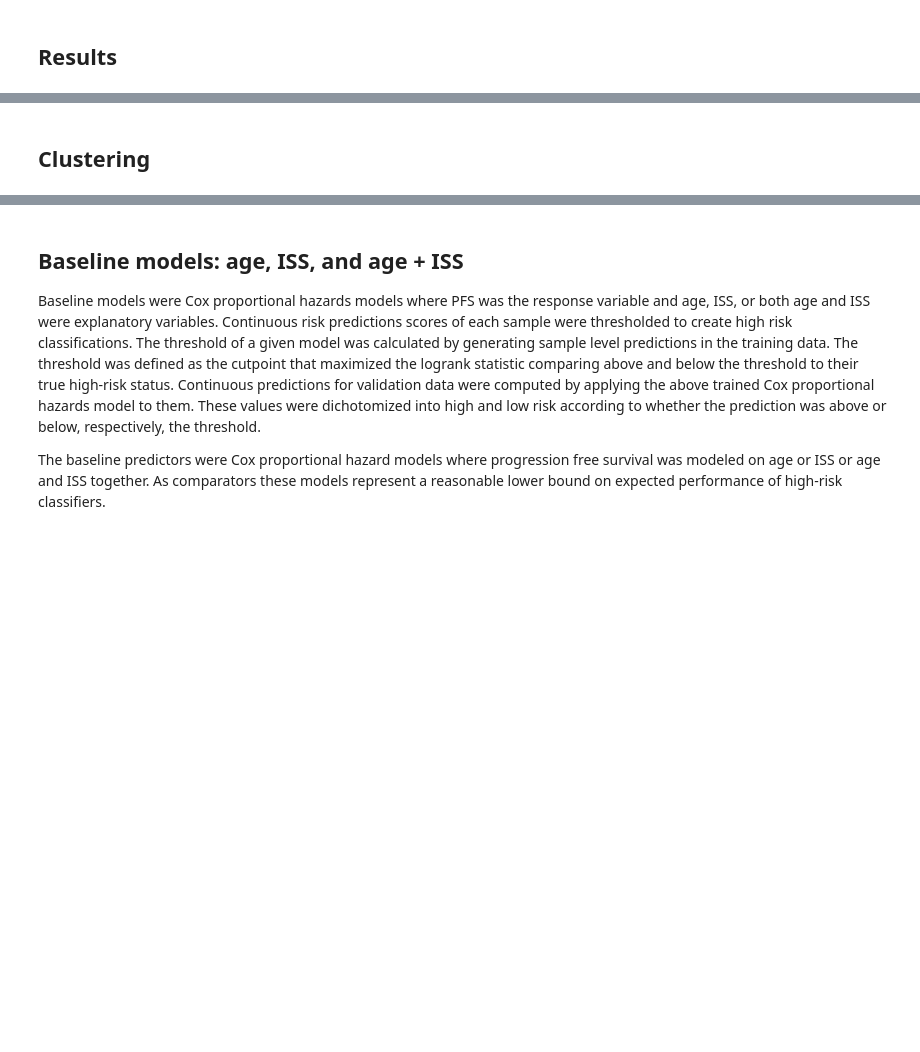
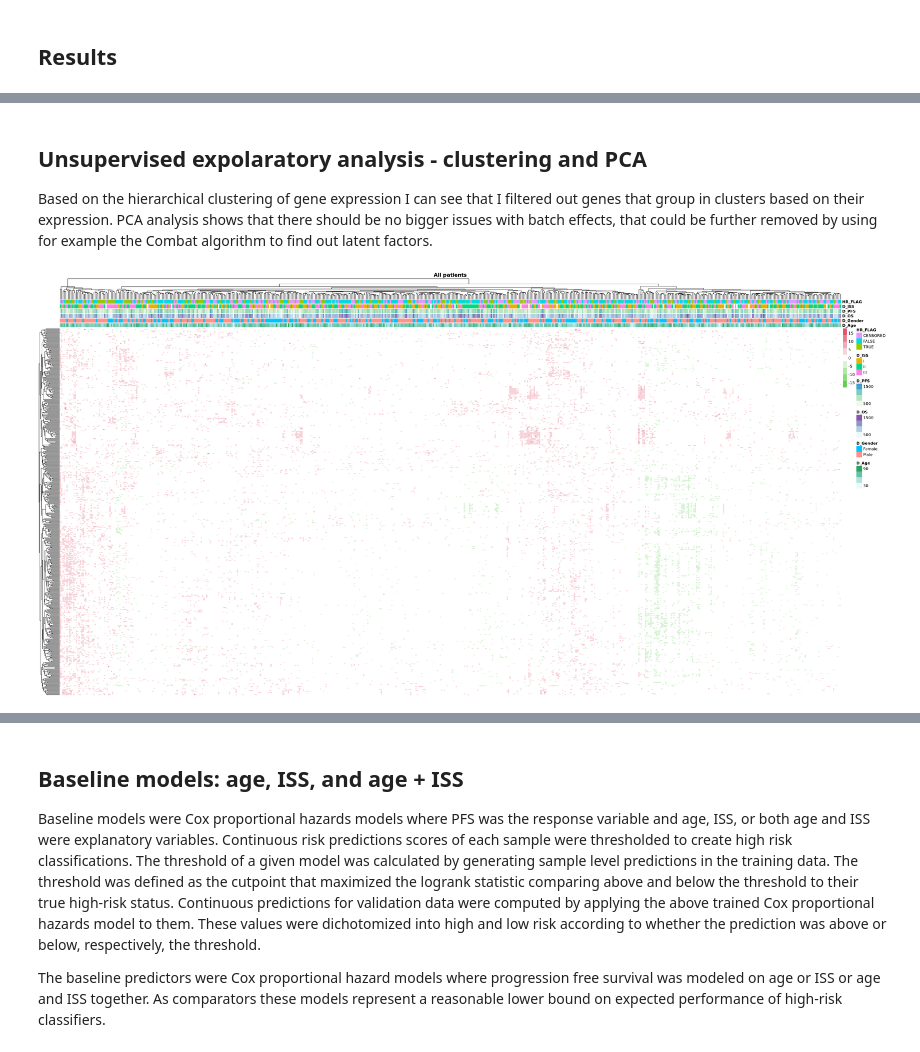
Before and after one commit to katwre/owkin, a Jupyter notebook: Multiple_Myeloma_data_challenge.ipynb, the cells around one changed output, grey strips where cells are left out. Drawn from its saved outputs; the diff is of its cells as text; code cells hidden in the pictures; blank space fills up the shorter version.

```diff
--- a/Multiple_Myeloma_data_challenge.ipynb
+++ b/Multiple_Myeloma_data_challenge.ipynb
@@ -249,77 +205,36 @@ boxplot(nzv_gexp[,1:50],outline=FALSE,col="cornflowerblue")
 # %% [markdown]
-Clustering
+Unsupervised expolaratory analysis - clustering and PCA
 ---------------------
+
+Based on the hierarchical clustering of gene expression I can see that I filtered out genes that group in clusters based on their expression. PCA analysis shows that there should be no bigger issues with batch effects, that could be further removed by using for example the Combat algorithm to find out latent factors.
 # %%
-# Let’s select the top 1000 most variable genes among the samples.
-options(repr.plot.width=20, repr.plot.height=10)
+#compute the variance of each gene across samples
+V <- apply(gexpn, 1, var)
 
-
-library(pheatmap)
-
-#compute the variance of each gene across samples
-V <- apply(nzv_gexp, 1, var)
-#sort the results by variance in decreasing order
-#and select the top 100 genes
-selectedGenes <- names(V[order(V, decreasing = T)][1:1000])
-
-
-#Now we can quickly produce a heatmap where samples and genes are clustered.
-#library(pheatmap)
-#pheatmap(nzv_gexp[selectedGenes,], scale = 'row', show_rownames = FALSE)
-
+#sort the results by variance in decreasing order and select the top 100 genes
+selectedGenes <- names(V[order(V, decreasing = T)][1:500])
 
 annot_sel_col <- c("D_Age",
                    "D_Gender",
                    "D_OS",
                    "D_PFS",
                    "D_ISS",
                    "HR_FLAG"
                   )
-colData <- annot_data_m[which(colnames(annot_data_m) %in% annot_sel_col)]
-rownames(colData) = colnames(nzv_gexp)
+colData <- annot_data[which(colnames(annot_data) %in% annot_sel_col)]
+rownames(colData) = annot_data$Patient
 
-#print(head(nzv_gexp[selectedGenes,]))
-#print(head(colData))
-
-library(dichromat)
+options(repr.plot.width=30, repr.plot.height=15)
 colramp = colorRampPalette(c(3,"white",2))(9)
-
-pheatmap(nzv_gexp[selectedGenes,],
+pheatmap(gexpn[selectedGenes,],
          scale = 'row',
          show_rownames = FALSE,
          show_colnames = FALSE,
          annotation_col = colData,
          col=colramp,
          main="All patients")
-
-
-# Plot newly classified patients that relapsed or died before 18 months (including censored)
-pheatmap(nzv_gexp[selectedGenes,which(colData$D_PFS<547.501)],
-         scale = 'row',
-         show_rownames = FALSE,
-         show_colnames = FALSE,
-         annotation_col = colData[which(colData$D_PFS<547.501),],
-         col=colramp,
-         main="High-risk patients")
-
-pheatmap(nzv_gexp[selectedGenes,which(colData$D_PFS>=547.501)],
-         scale = 'row',
-         show_rownames = FALSE,
-         show_colnames = FALSE,
-         annotation_col = colData[which(colData$D_PFS>=547.501),],
-         col=colramp,
-        main="Low-risk patients")
-
-
-# https://rviews.rstudio.com/2017/09/25/survival-analysis-with-r/
-# https://www.biostars.org/p/344233/
-# https://cran.r-project.org/web/packages/glmnet/vignettes/Coxnet.pdf
-# https://compgenomr.github.io/book/gene-expression-analysis-using-high-throughput-sequencing-technologies.html
-# https://medium.com/towards-data-science/five-tips-on-survival-analysis-for-a-data-scientist-ba9fd97cbb2d
-# https://www.randomforestsrc.org/articles/getstarted.html
-# https://bioconnector.github.io/workshops/r-survival.html#tcga
-# https://rviews.rstudio.com/2017/09/25/survival-analysis-with-r/
-# https://www.biostars.org/p/344233/
+# %% [output]
+[figure, added]
 # %%
 options(repr.plot.width=7, repr.plot.height=7)
 
```
Also changed, not shown: parts of 30 cells of this notebook.
